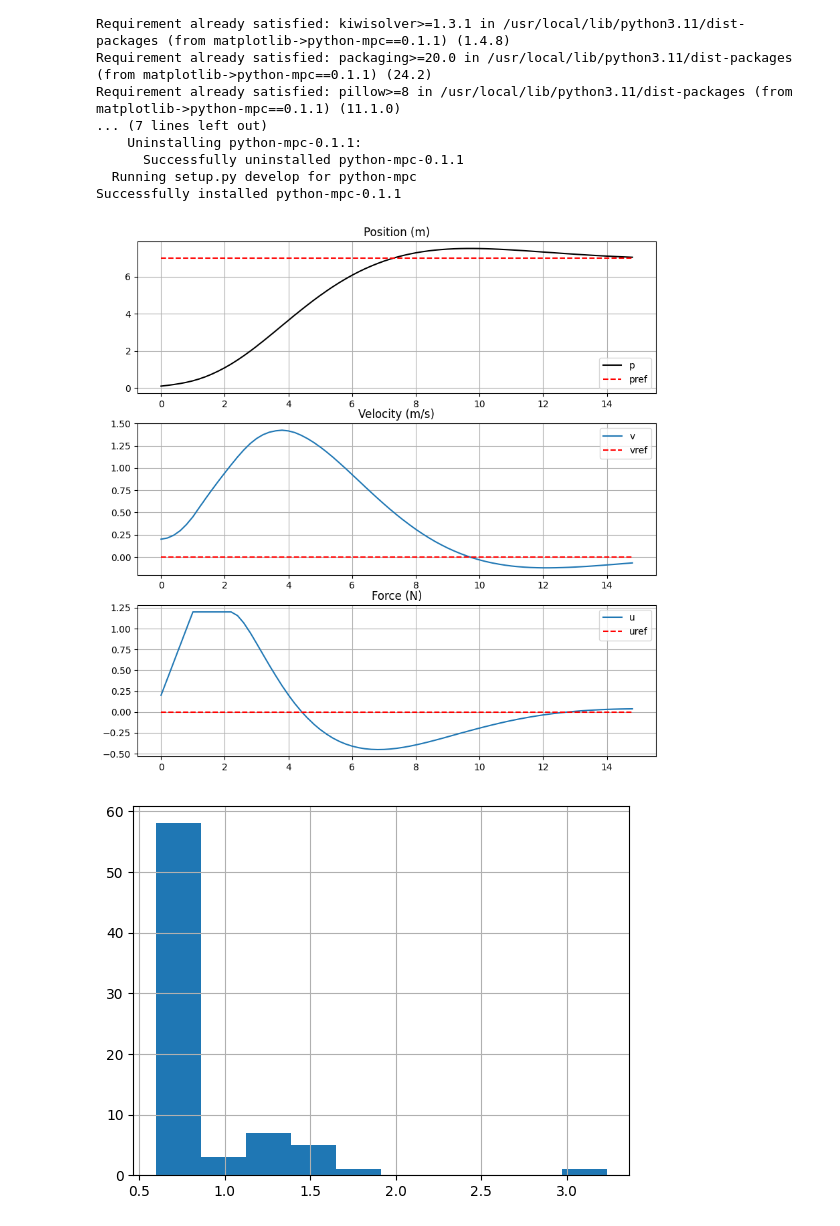
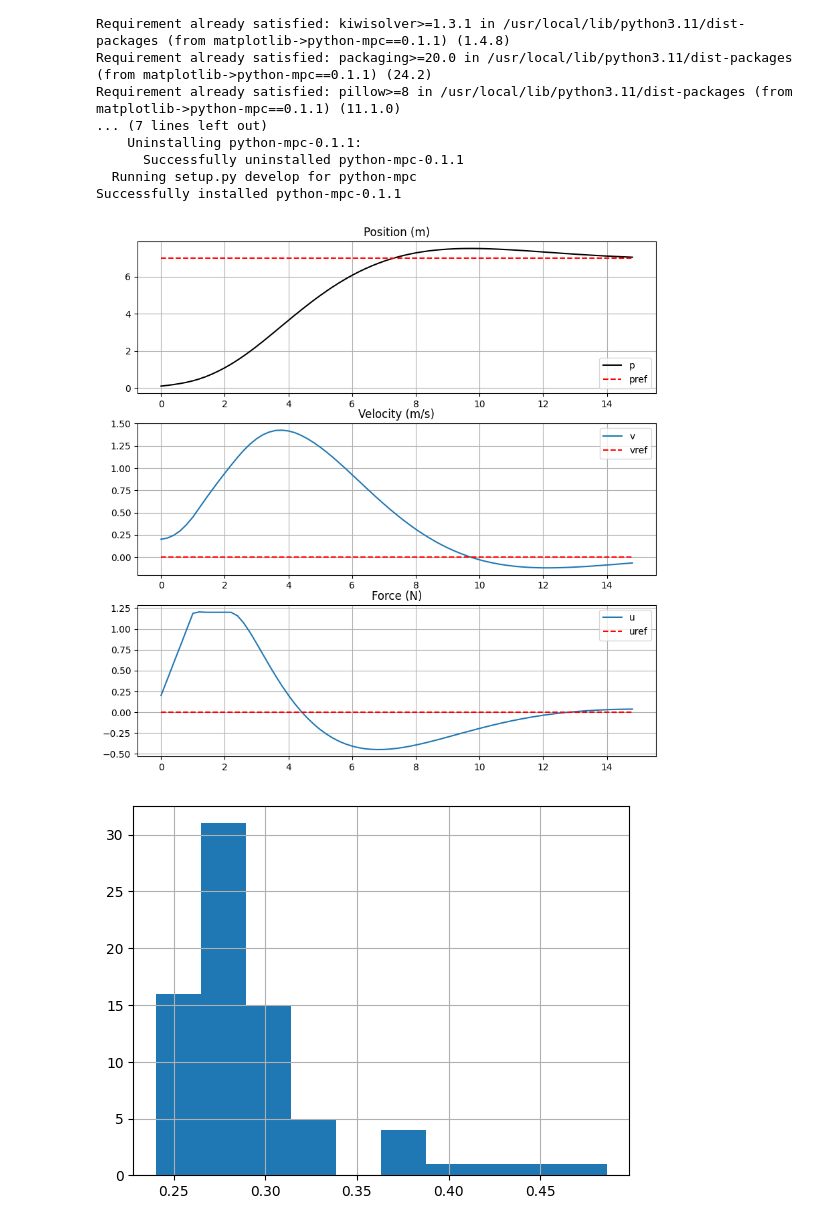
Before and after one commit to shaoanlu/pyMPC_Clarabel, a Jupyter notebook: demo_mpc.ipynb, the cells around one changed output. Cells and saved outputs as stored; diff of their text form; code cells hidden in the pictures.

```diff
--- a/demo_mpc.ipynb
+++ b/demo_mpc.ipynb
@@ -105,9 +113,12 @@ system_dyn.set_f_params(0.0)
 # Prediction horizon
 Np = 20
 
-K = MPCController(Ad,Bd,Np=Np, x0=x0,xref=xref,uminus1=uminus1,
-                  Qx=Qx, QxN=QxN, Qu=Qu,QDu=QDu,
-                  xmin=xmin,xmax=xmax,umin=umin,umax=umax,Dumin=Dumin,Dumax=Dumax)
+K = MPCController(
+    Ad,Bd,Np=Np, x0=x0,xref=xref,uminus1=uminus1,
+    Qx=Qx, QxN=QxN, Qu=Qu,QDu=QDu,
+    xmin=xmin,xmax=xmax,umin=umin,umax=umax,Dumin=Dumin,Dumax=Dumax,
+    qp_backend="osqp"
+)
 K.setup()
 
 # Simulate in closed loop
@@ -137,34 +148,34 @@ for i in range(nsim):
 
     #xstep = Ad.dot(xstep) + Bd.dot(uMPC)  # Real system step (x_k+1 value)
     system_dyn.set_f_params(uMPC) # set current input value to uMPC
     system_dyn.integrate(system_dyn.t + Ts)
     xstep = system_dyn.y
 
 
 time_sim = time.time() - time_start
 fig,axes = plt.subplots(3,1, figsize=(10,10))
 axes[0].plot(tsim, xsim[:,0], "k", label='p')
 axes[0].plot(tsim, xref[0]*np.ones(np.shape(tsim)), "r--", label="pref")
 axes[0].set_title("Position (m)")
 
 axes[1].plot(tsim, xsim[:,1], label="v")
 axes[1].plot(tsim, xref[1]*np.ones(np.shape(tsim)), "r--", label="vref")
 axes[1].set_title("Velocity (m/s)")
 
 axes[2].plot(tsim, usim[:,0], label="u")
 axes[2].plot(tsim, uref*np.ones(np.shape(tsim)), "r--", label="uref")
 axes[2].set_title("Force (N)")
 
 for ax in axes:
     ax.grid(True)
     ax.legend()
 
 plt.figure()
 plt.hist(tcalc*1000)
 plt.grid(True)
 # %% [output]
 [figure]
-[figure, old version]
+[figure, new version]
 # %%
 import numpy as np
 import scipy.sparse as sparse
```
Also changed, not shown: parts of 4 cells of this notebook.
